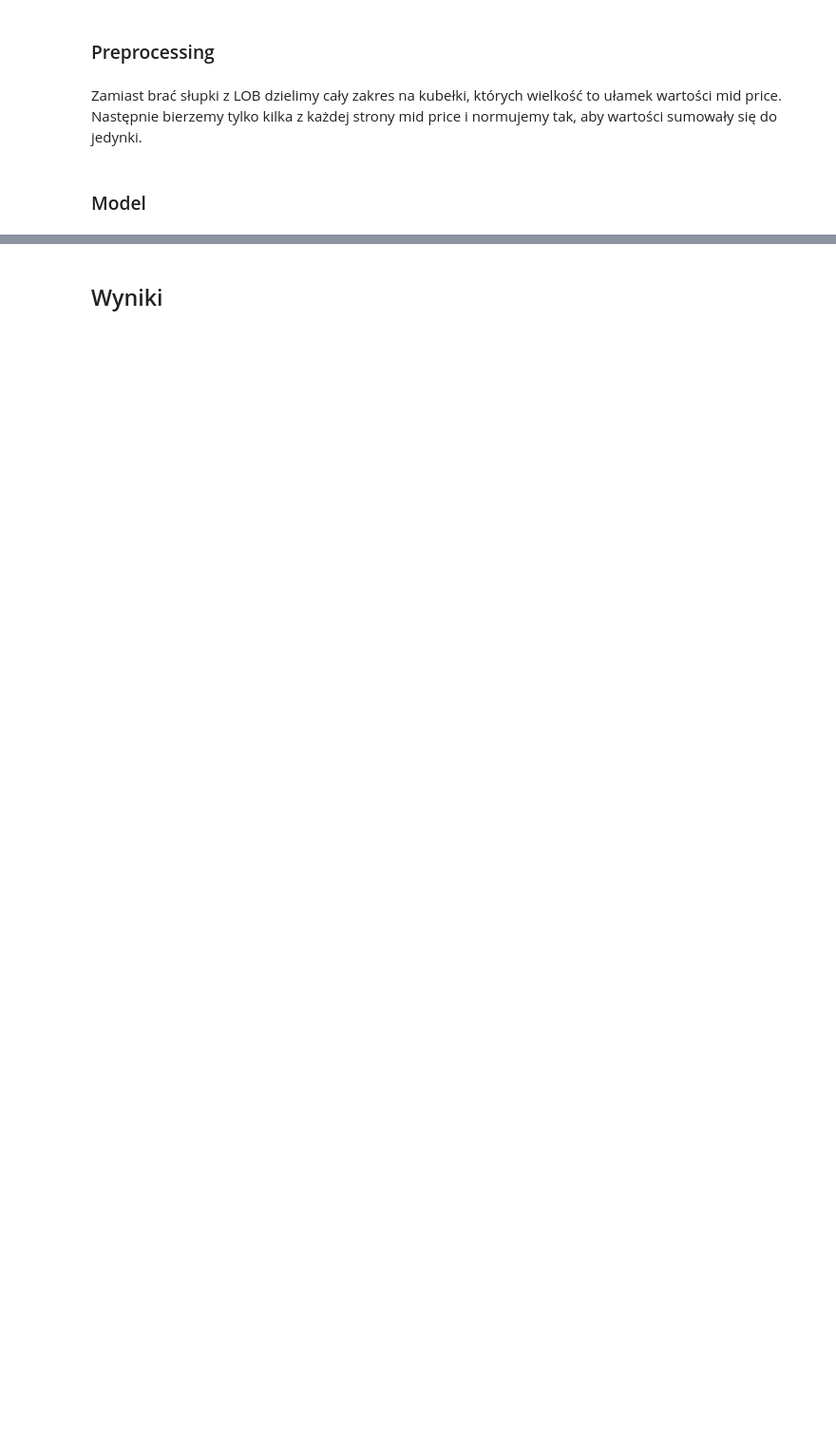
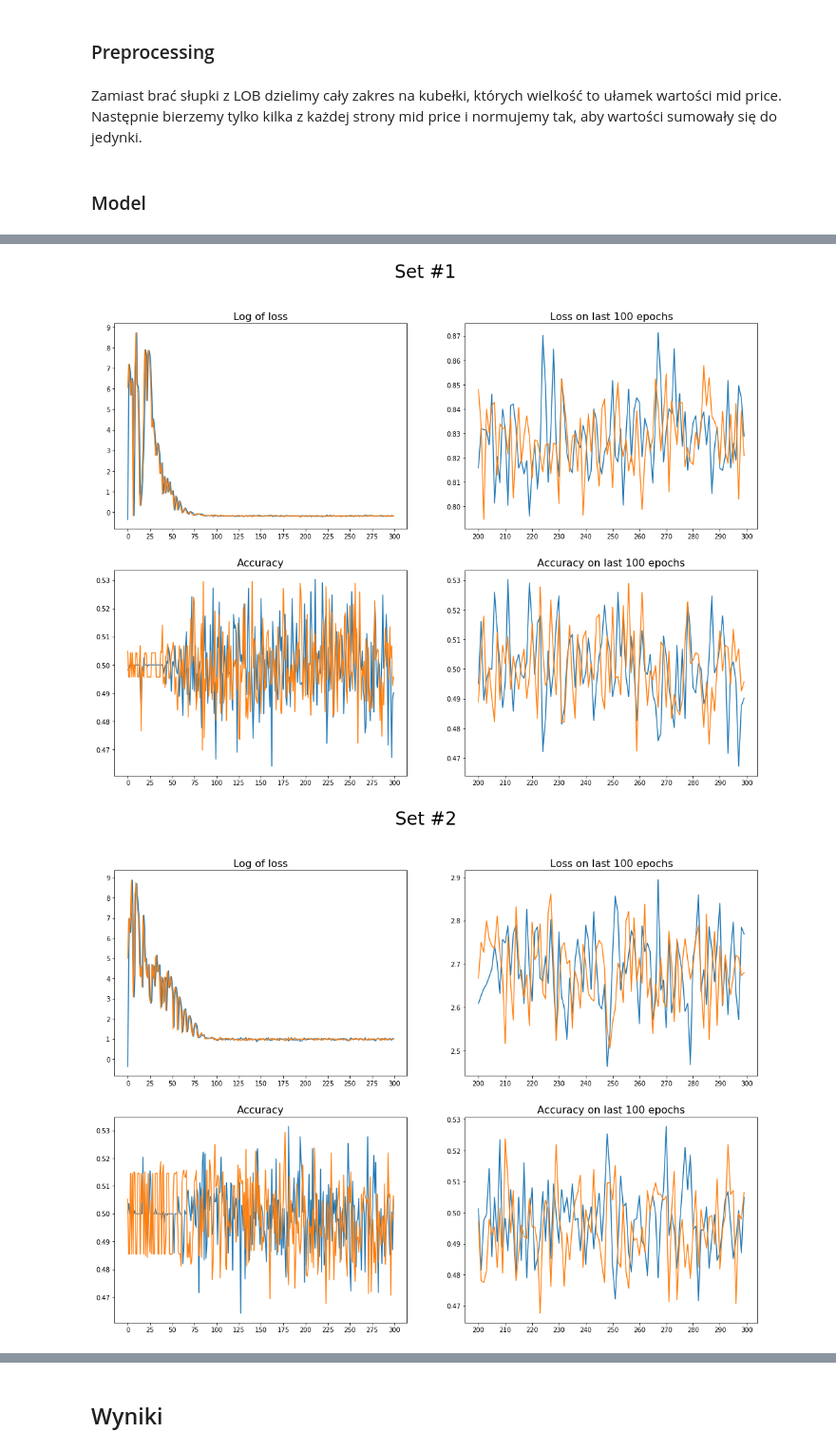
Before and after one commit to iloscnd/data-mining-project, a Jupyter notebook: report.ipynb, the cells around one changed output, grey strips where cells are left out. Shown at 95% size. Saved outputs shown, nothing was run; the diff lists cells and outputs as text; code cells hidden in the pictures; blank space fills up the shorter version.

```diff
--- a/report.ipynb
+++ b/report.ipynb
@@ -169,0 +201,35 @@ model = nn.Sequential(
+# %%
+
+for i in range(1, 6):
+    logs = pd.read_csv("logs/906"+str(i)+".csv")
+    fig, axes = plt.subplots(2,2, figsize=(18,13))
+
+    fig.suptitle("Set #{}".format(i), fontsize=28)
+
+    axes[0][0].plot(np.log(logs["Train_loss"]))
+    axes[0][0].plot(np.log(logs[" Validation_loss"]))
+    axes[0][0].set_yticks(range(10))
+    axes[0][0].set_xticks(range(0,301,25))
+    axes[0][0].set_title("Log of loss", fontsize=16)
+
+    axes[0][1].plot(logs["Train_loss"][-100:])
+    axes[0][1].plot(logs[" Validation_loss"][-100:])
+    #axes[0][0].set_yticks(range(10))
+    axes[0][1].set_xticks(range(200,301,10))
+    axes[0][1].set_title("Loss on last 100 epochs", fontsize=16)
+
+    axes[1][0].plot(logs[" Train_acc"])
+    axes[1][0].plot(logs[" Validation_acc"])
+    axes[1][0].set_xticks(range(0,301,25))
+    axes[1][0].set_title("Accuracy", fontsize=16)
+
+    axes[1][1].plot(logs[" Train_acc"][-100:])
+    axes[1][1].plot(logs[" Validation_acc"][-100:])
+    axes[1][1].set_xticks(range(200,301,10))
+    axes[1][1].set_title("Accuracy on last 100 epochs", fontsize=16)
+
+
+    plt.show()
+# %% [output]
+[figure, added]
+[figure, added]
```
Also changed, not shown: parts of 18 cells of this notebook, 6 other files.
